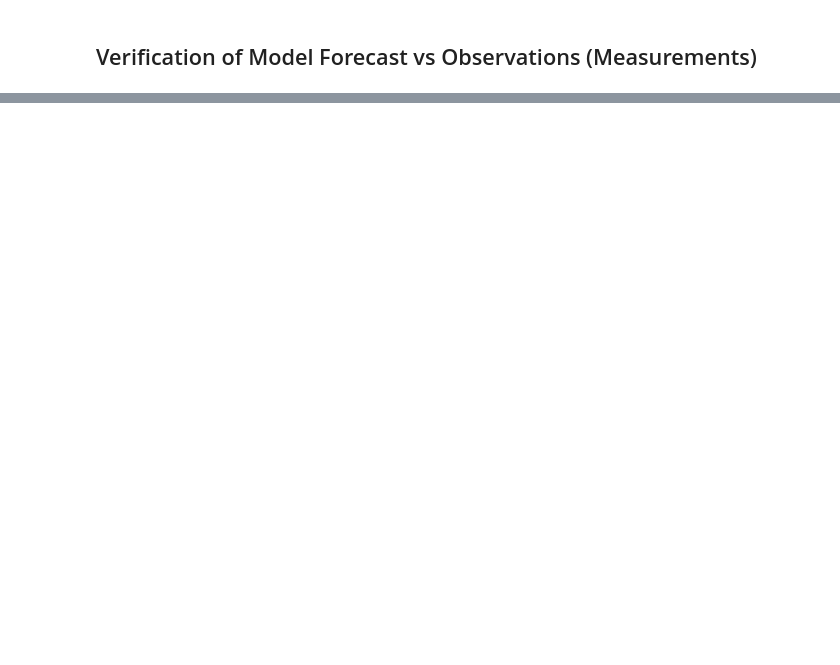
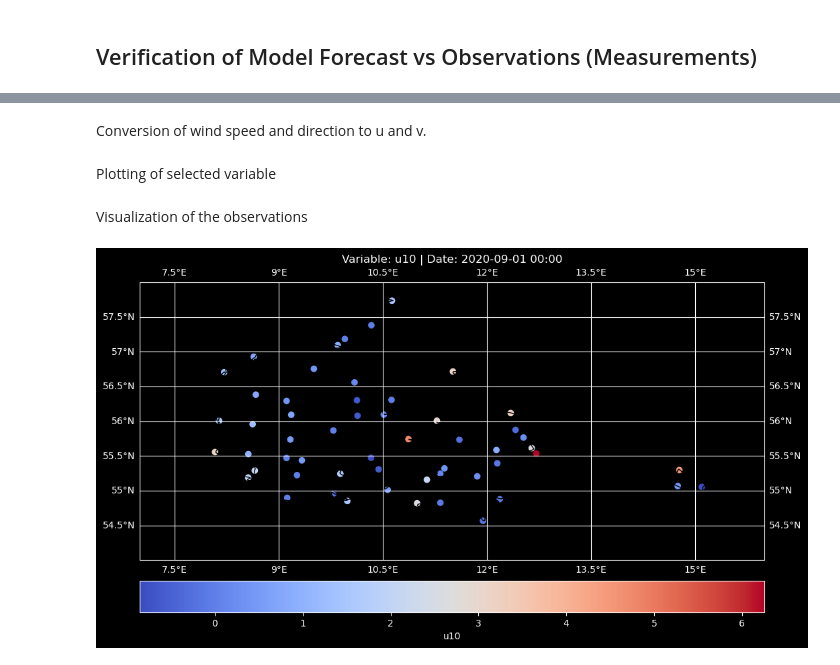
Before and after one commit to CarloSaccardi/GNNs4WP, a Jupyter notebook: docs/notebooks/verification.ipynb, the cells around one changed output, grey strips where cells are left out. Cells and saved outputs as stored; diff of their text form; code cells hidden in the pictures; blank space fills up the shorter version.

Commit message:
Simple notebook to verify obs vs. model data with SCORES

```diff
--- a/docs/notebooks/verification.ipynb
+++ b/docs/notebooks/verification.ipynb
@@ -7,9 +9,11 @@ More information can be found here:
 # %%
 path_model = "/users/sadamov/pyprojects/neural-lam/data/danra/single_levels.zarr"
 url_model = "https://mllam-test-data.s3.eu-north-1.amazonaws.com/single_levels.zarr"
-vars_model = ["u10", "v10"]
+vars_model = {"u10m": "u10", "v10m": "v10"}
 
 path_obs = "/users/sadamov/pyprojects/neural-lam/data/danra/observations.zarr"
 url_obs = "https://dmigw.govcloud.dk/v2/metObs/collections/observation/items"
 vars_obs = ["wind_speed_past1h", "wind_dir_past1h"]
 api_key = "8dff599e-9a48-46eb-a166-72f2f722645e"
+
+var_plot = "u10"
@@ -23,4 +35,5 @@ import pandas as pd
 # %%
+# If the data is not available locally, download it from the cloud
 if not os.path.exists(path_model):
     ds_model = xr.open_zarr(url_model)
     chunk_dict = {dim: -1 for dim in ds_model.dims if dim != "time"}
@@ -34,3 +47,11 @@ if not os.path.exists(path_model):
     ds_model.to_zarr(path_model, mode="w")
 else:
     ds_model = xr.open_zarr(path_model)
+
+ds_model["time"] = (
+    pd.to_datetime(ds_model["time"].values) + pd.DateOffset(years=30)
+).to_numpy()  # BUG: Old observation data is not available
+ds_model = ds_model[vars_model.keys()]
+ds_model = ds_model.rename(vars_model)
+
+ds_model
@@ -38,5 +145,4 @@ else:
 datetime_start = np.datetime_as_string(ds_model.time.values[0], unit="s")
 datetime_end = np.datetime_as_string(ds_model.time.values[-1], unit="s")
 datetime_range = f"{datetime_start}Z/{datetime_end}Z"
-datetime_range = "2020-09-01T00:00:00Z/2020-09-13T09:00:00Z"
 print(datetime_range)
@@ -90,3 +199,5 @@ ds_obs
+# %% [markdown]
+Conversion of wind speed and direction to u and v.
 # %%
 ds_obs["u10"] = ds_obs["wind_speed_past1h"] * np.cos(
     np.radians(90 - ds_obs["wind_dir_past1h"])
@@ -94,32 +205,38 @@ ds_obs["u10"] = ds_obs["wind_speed_past1h"] * np.cos(
 ds_obs["v10"] = ds_obs["wind_speed_past1h"] * np.sin(
     np.radians(90 - ds_obs["wind_dir_past1h"])
 )
+# %% [markdown]
+Plotting of selected variable
+# %%
+date = ds_obs.isel(time=0)["time"].values
+formatted_datetime = pd.to_datetime(date)
+formatted_date = formatted_datetime.strftime("%Y-%m-%d")
+hour = formatted_datetime.strftime("%H")
+title = f"Variable: {var_plot} | Date: {formatted_date} {hour}:00"
+# %% [markdown]
+Visualization of the observations
 # %%
-import matplotlib.pyplot as plt
-import cartopy.crs as ccrs
-import cartopy.feature as cfeature
+fig, ax = plt.subplots(figsize=(12, 8), subplot_kw={
+                       "projection": ccrs.PlateCarree()})
 
-# Create a new figure with a specific projection
-fig, ax = plt.subplots(figsize=(12, 8), subplot_kw={'projection': ccrs.PlateCarree()})
+ax.set_extent([7, 16, 54, 58], crs=ccrs.PlateCarree())
 
-# Plot the scatter plot
-scatter = ax.scatter(ds_obs["lon"], ds_obs["lat"], c=ds_obs.isel(time=0)["u10"], cmap="coolwarm", transform=ccrs.PlateCarree())
+scatter = ax.scatter(
+    ds_obs["lon"],
+    ds_obs["lat"],
+    c=ds_obs.isel(time=0)[var_plot],
+    cmap="coolwarm",
+    transform=ccrs.PlateCarree(),
+)
 
-# Add coastlines
 ax.add_feature(cfeature.COASTLINE)
-
-# Add borders
 ax.add_feature(cfeature.BORDERS)
-
-# Add gridlines
 ax.gridlines(draw_labels=True)
 
-# Add colorbar
-plt.colorbar(scatter, label='u10')
+cbar = plt.colorbar(scatter, ax=ax, orientation="horizontal", pad=0.05)
+cbar.set_label(var_plot)
 
-# Set the extent of the map (adjust these values based on your data)
-ax.set_extent([ds_obs["lon"].min(), ds_obs["lon"].max(), ds_obs["lat"].min(), ds_obs["lat"].max()])
-
-# Show the plot
-plt.title('U10 Wind Component')
+plt.title(title)
 plt.show()
+# %% [output]
+[figure, added]
```
Also changed, not shown: parts of 19 cells of this notebook.
